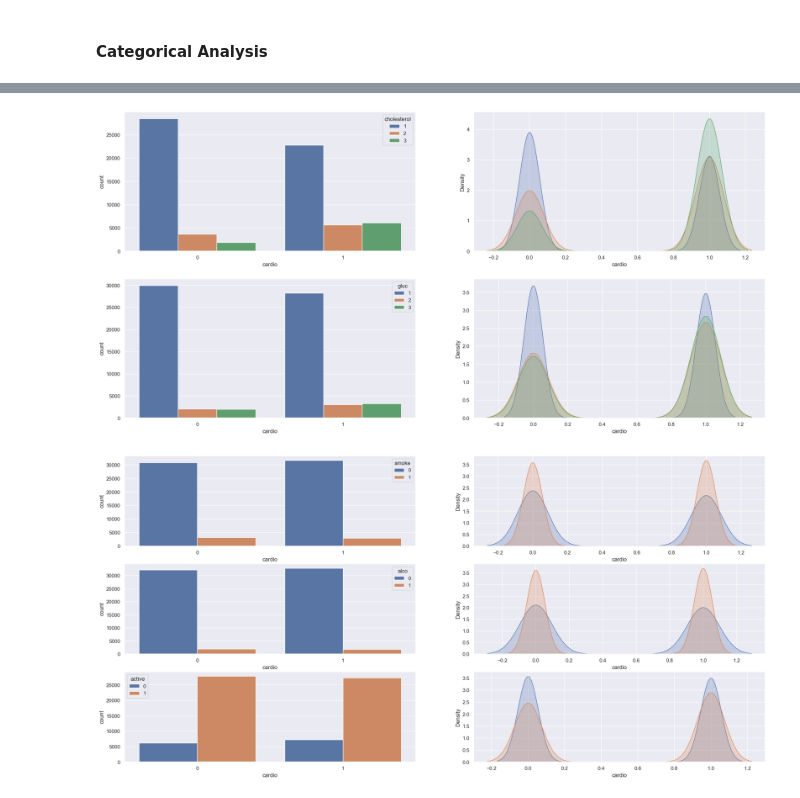
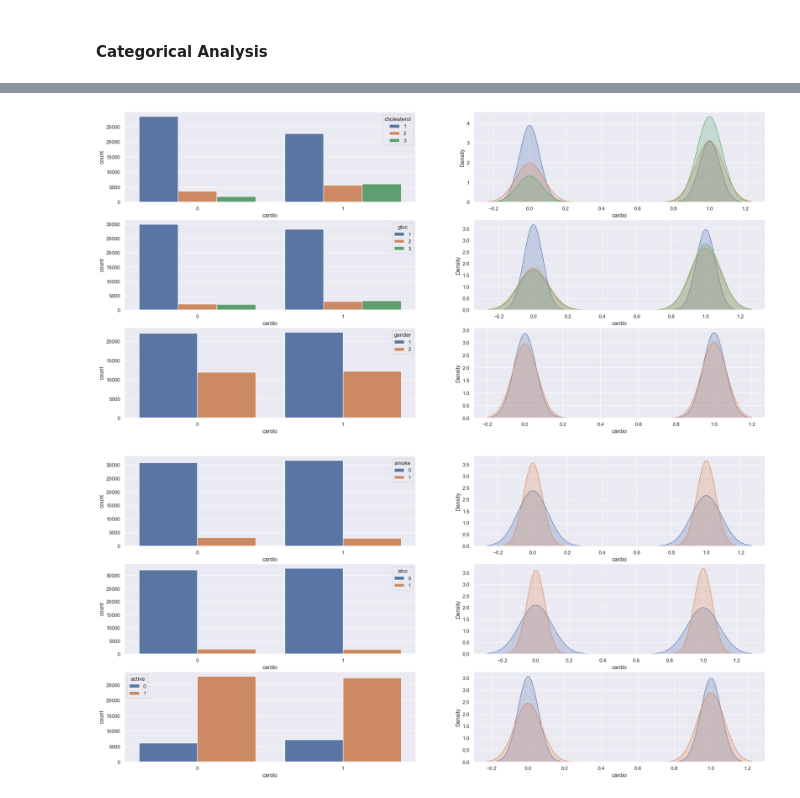
Before and after one commit to TalithaStella/CardioDisease, a Jupyter notebook: PA001-CCD ver3.ipynb, the cells around one changed output, grey strips where cells are left out. Saved outputs shown, nothing was run; the diff lists cells and outputs as text; code cells hidden in the pictures.

```diff
--- a/PA001-CCD ver3.ipynb
+++ b/PA001-CCD ver3.ipynb
@@ -461,32 +337,40 @@ sns.countplot(
 # %%
-# # cholesterol: 1, 2, 3 | 1: normal, 2: above normal, 3: well above normal
-# # gluc: 1, 2, 3 | 1: normal, 2: above normal, 3: well above normal
-
-plt.subplot(2,2,1)
+plt.subplot( 3, 2, 1)
 sns.countplot(
     x='cardio',
     hue=('cholesterol'),
     data=df2,
 );
 
-plt.subplot( 2, 2, 2 )
+plt.subplot( 3, 2, 2 )
 sns.kdeplot( df2[df2['cholesterol'] == 1]['cardio'], label=1, fill=True, legend=True  );
 sns.kdeplot( df2[df2['cholesterol'] == 2]['cardio'], label=2, fill=True, legend=True );
 sns.kdeplot( df2[df2['cholesterol'] == 3]['cardio'], label=3, fill=True, legend=True );
 
-plt.subplot(2,2,3)
+plt.subplot( 3, 2, 3)
 sns.countplot(
     x='cardio',
     hue=('gluc'),
     data=df2,
 );
 
-plt.subplot( 2, 2, 4 )
+plt.subplot( 3, 2, 4 )
 sns.kdeplot( df2[df2['gluc'] == 1]['cardio'], label=1, fill=True, legend=True  );
 sns.kdeplot( df2[df2['gluc'] == 2]['cardio'], label=2, fill=True, legend=True );
 sns.kdeplot( df2[df2['gluc'] == 3]['cardio'], label=3, fill=True, legend=True );
+
+plt.subplot( 3, 2, 5)
+sns.countplot(
+    x='cardio',
+    hue=('gender'),
+    data=df2,
+);
+
+plt.subplot( 3, 2, 6 )
+sns.kdeplot( df2[df2['gender'] == 1]['cardio'], label=1, fill=True, legend=True  );
+sns.kdeplot( df2[df2['gender'] == 2]['cardio'], label=2, fill=True, legend=True );
 # %% [output]
-[figure, old version]
+[figure, new version]
 # %%
 # # smoke: 1, 0
 # # alco: 1, 0
```
Also changed, not shown: parts of 40 cells of this notebook.
